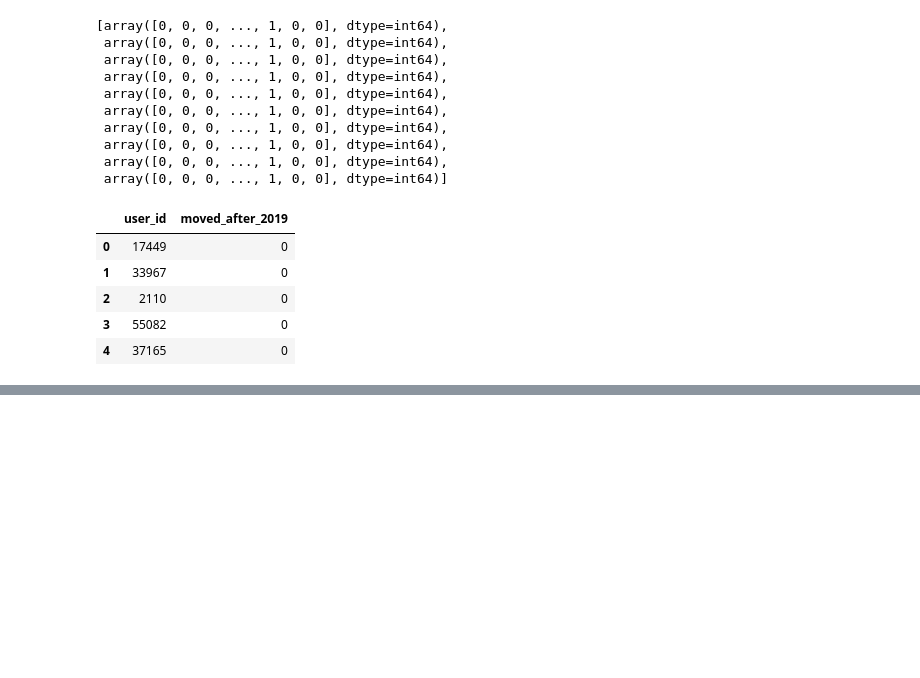
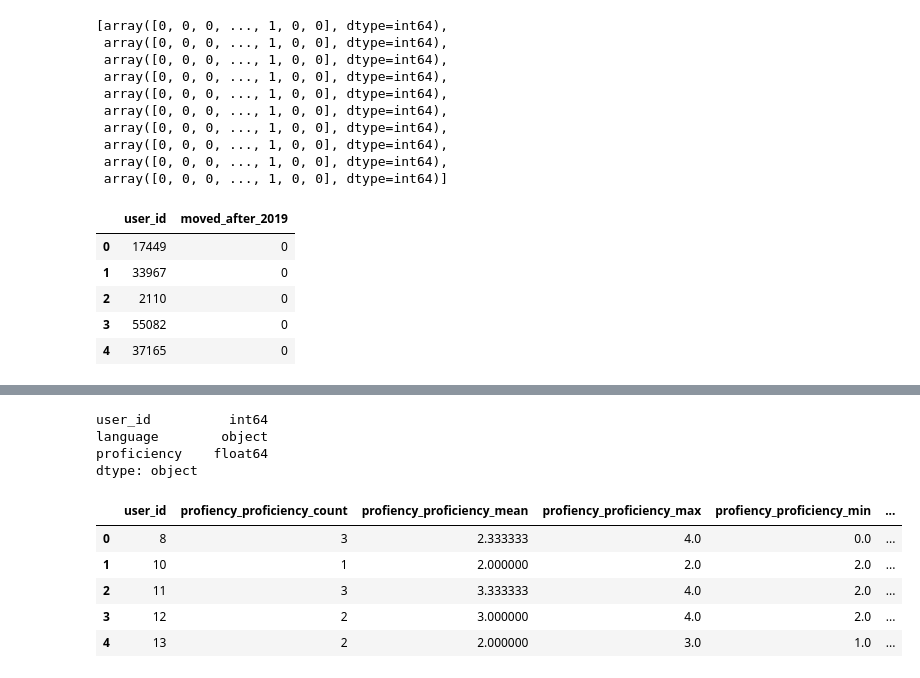
Before and after one commit to furkaneneseren/Datathon-BBVA, a Jupyter notebook: churn-with-linkedin.ipynb, the cells around one changed output, grey strips where cells are left out. Cells and saved outputs as stored; diff of their text form; code cells hidden in the pictures; blank space fills up the shorter version.

Commit message:
language num agg

```diff
--- a/churn-with-linkedin.ipynb
+++ b/churn-with-linkedin.ipynb
@@ -891,0 +1089,9 @@ sample_submission.to_csv('submission.csv',index=False)
+# %%
+from category_encoders import OrdinalEncoder
+oe = OrdinalEncoder(mapping=prof_dict)
+# %%
+languages_encode = languages.copy()
+# %%
+languages_encode = oe.fit_transform(languages_encode)
+# %%
+languages_encode["proficiency"].replace(-1, round(np.mean(languages_encode.proficiency)), inplace = True)
@@ -891,0 +1107,7 @@ sample_submission.to_csv('submission.csv',index=False)
+# %%
+languages_encode.dtypes
+# %% [output]
+user_id          int64
+language        object
+proficiency    float64
+dtype: object
@@ -891,0 +1163,10 @@ sample_submission.to_csv('submission.csv',index=False)
+# %%
+language_agg = agg_numeric(languages_encode, group_var = 'user_id', df_name = 'profiency')
+language_agg.head()
+# %% [output]
+|  | user_id | profiency_proficiency_count | profiency_proficiency_mean | profiency_proficiency_max | profiency_proficiency_min | ... |
+| 0 | 8 | 3 | 2.333333 | 4.0 | 0.0 | ... |
+| 1 | 10 | 1 | 2.000000 | 2.0 | 2.0 | ... |
+| 2 | 11 | 3 | 3.333333 | 4.0 | 2.0 | ... |
+| 3 | 12 | 2 | 3.000000 | 4.0 | 2.0 | ... |
+| 4 | 13 | 2 | 2.000000 | 3.0 | 1.0 | ... |
```
Also changed, not shown: parts of 25 cells of this notebook.
